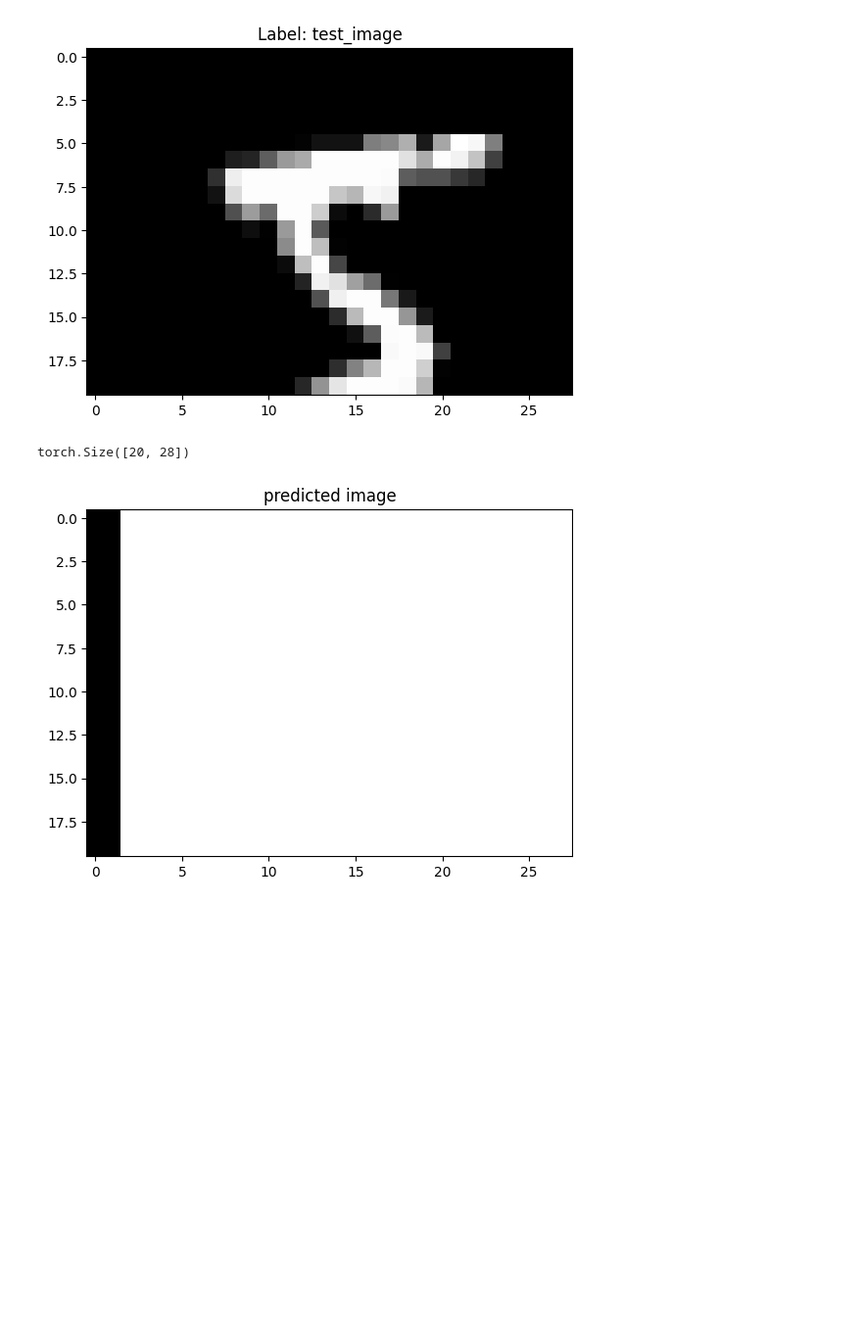
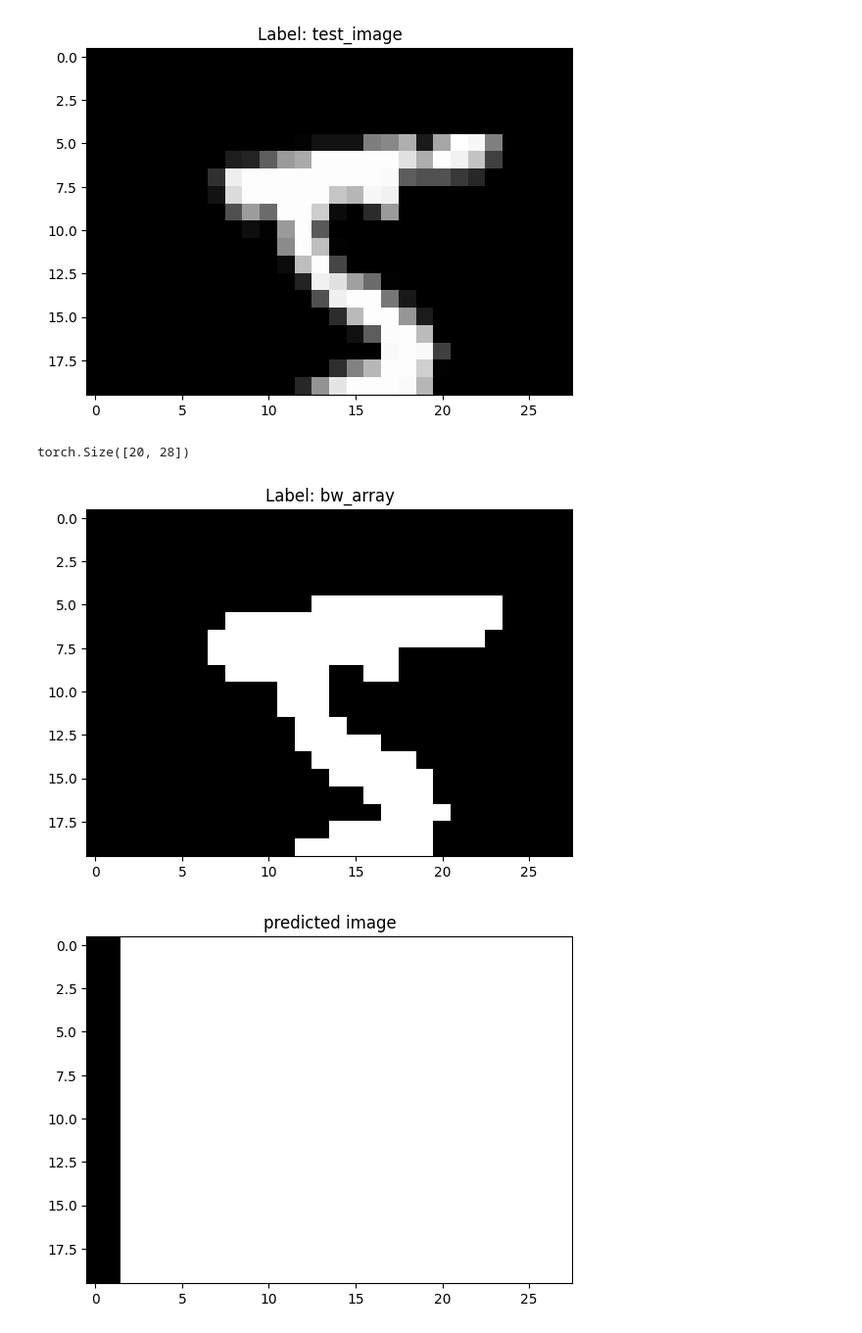
Before and after one commit to sjamthe/customNNexperiments, a Jupyter notebook: 2DSegmentNet-v2.ipynb, the cells around one changed output. Shown at 98% size. Cells and saved outputs as stored; diff of their text form; code cells hidden in the pictures; blank space fills up the shorter version.

```diff
--- a/2DSegmentNet-v2.ipynb
+++ b/2DSegmentNet-v2.ipynb
@@ -621,9 +516,16 @@ plt.show()
 torch.Size([20, 28])
 [figure]
 # %%
-test_image.shape
+# test_image is grayscape convert to bw_array first
+limit = test_image.mean()*1./2.
+bw_array  = torch.tensor(np.where(test_image < limit, 0, 1))
+print(bw_array.shape)
+plt.imshow(bw_array, cmap='gray')
+plt.title(f"Label: bw_array")
+plt.show()
 # %% [output]
 torch.Size([20, 28])
+[figure, added]
 # %%
 # NEW TEST
 m = nn.Sigmoid()
```
Also changed, not shown: parts of 24 cells of this notebook.
